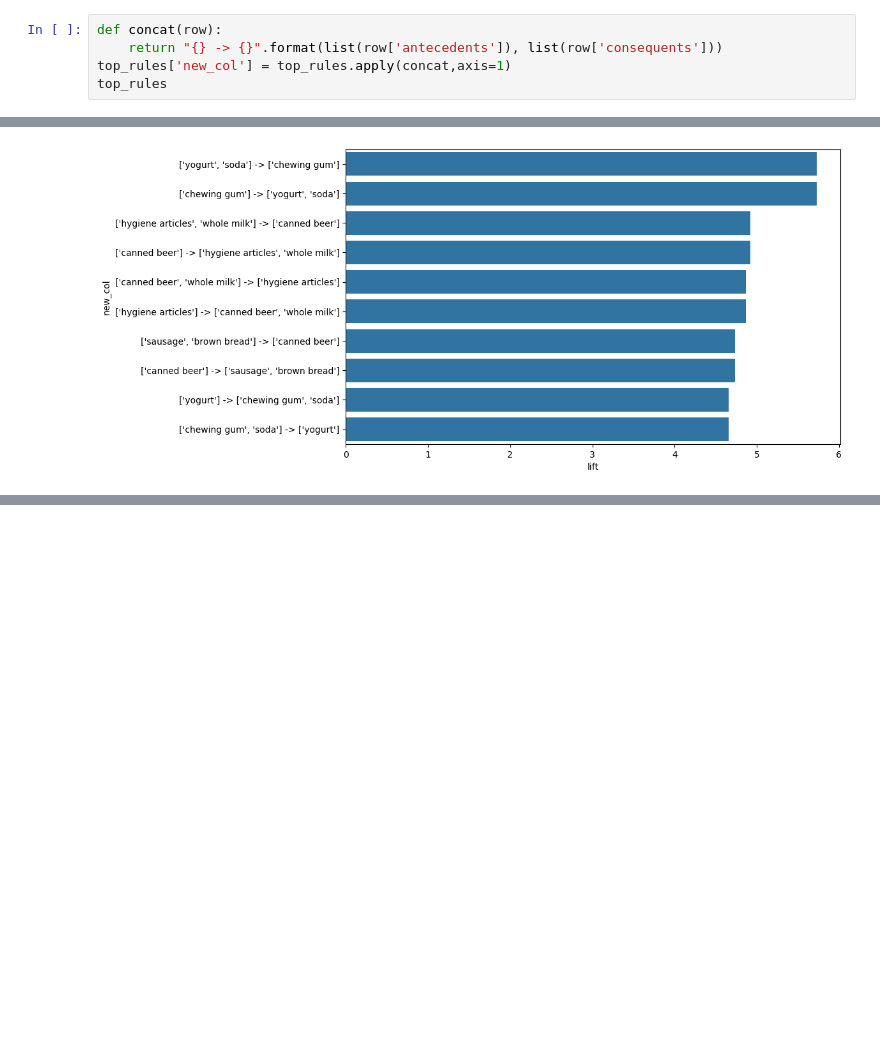
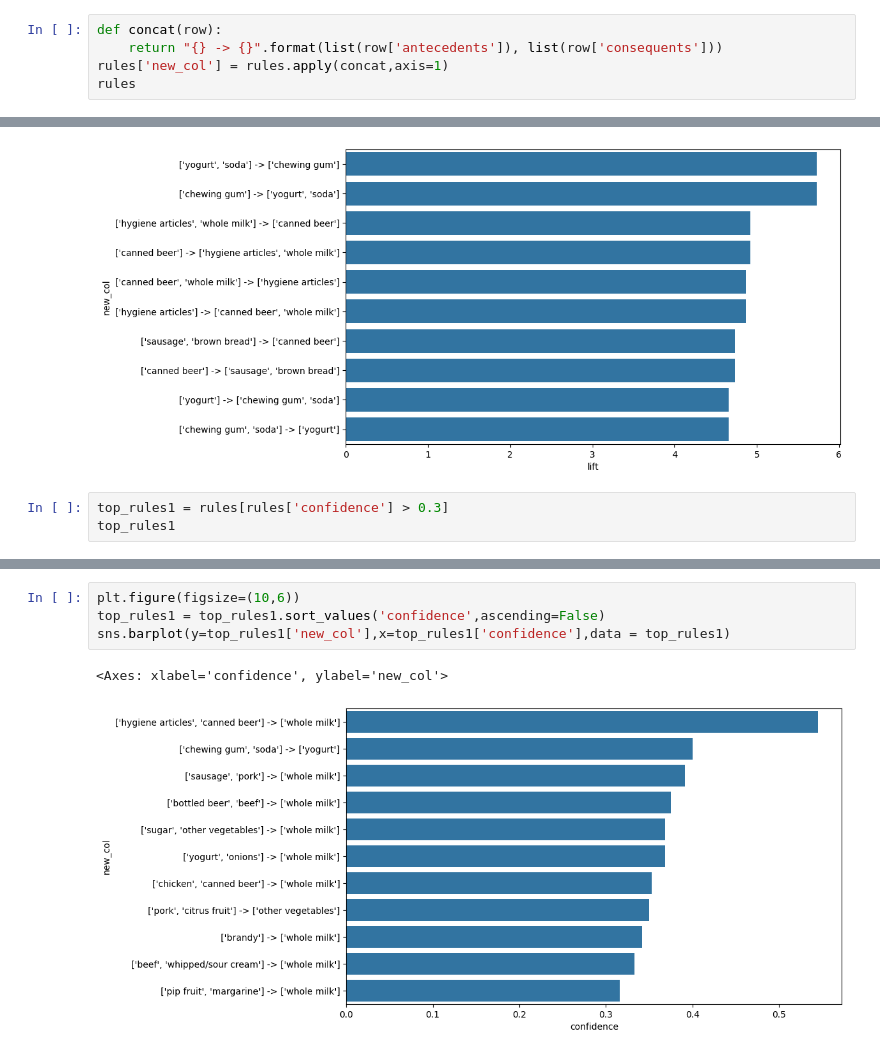
Before and after one commit to SA-K1B/Grocery_recommendation_model, a Jupyter notebook: main.ipynb, the cells around one changed output, grey strips where cells are left out. Drawn from its saved outputs; the diff is of its cells as text; blank space fills up the shorter version.

```diff
--- a/main.ipynb
+++ b/main.ipynb
@@ -317,6 +333,6 @@ top_rules
 # %%
 def concat(row):
     return "{} -> {}".format(list(row['antecedents']), list(row['consequents']))
-top_rules['new_col'] = top_rules.apply(concat,axis=1)
-top_rules
+rules['new_col'] = rules.apply(concat,axis=1)
+rules
 # %% [output]
@@ -342,3 +369,6 @@ sns.barplot(y=top_rules['new_col'],x=top_rules['lift'],data = top_rules)
 # %% [output]
 <Axes: xlabel='lift', ylabel='new_col'>
 [figure]
+# %%
+top_rules1 = rules[rules['confidence'] > 0.3]
+top_rules1
@@ -344,0 +388,7 @@ sns.barplot(y=top_rules['new_col'],x=top_rules['lift'],data = top_rules)
+# %%
+plt.figure(figsize=(10,6))
+top_rules1 = top_rules1.sort_values('confidence',ascending=False)
+sns.barplot(y=top_rules1['new_col'],x=top_rules1['confidence'],data = top_rules1)
+# %% [output]
+<Axes: xlabel='confidence', ylabel='new_col'>
+[figure, added]
```
Also changed, not shown: parts of 12 cells of this notebook.
